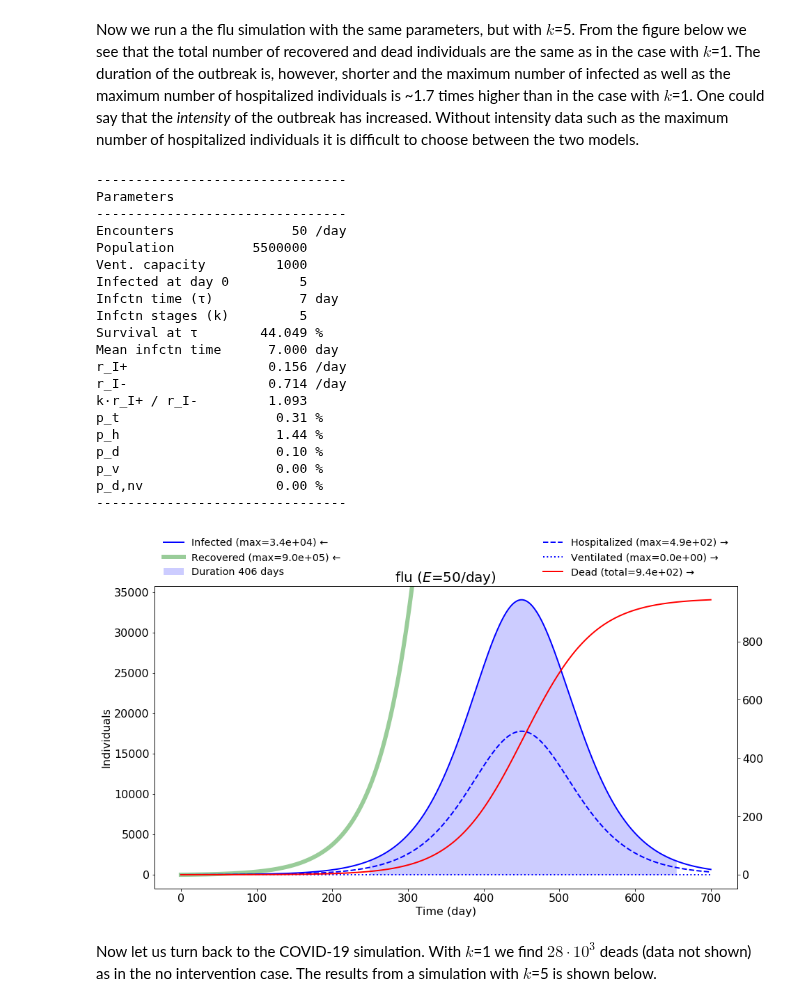
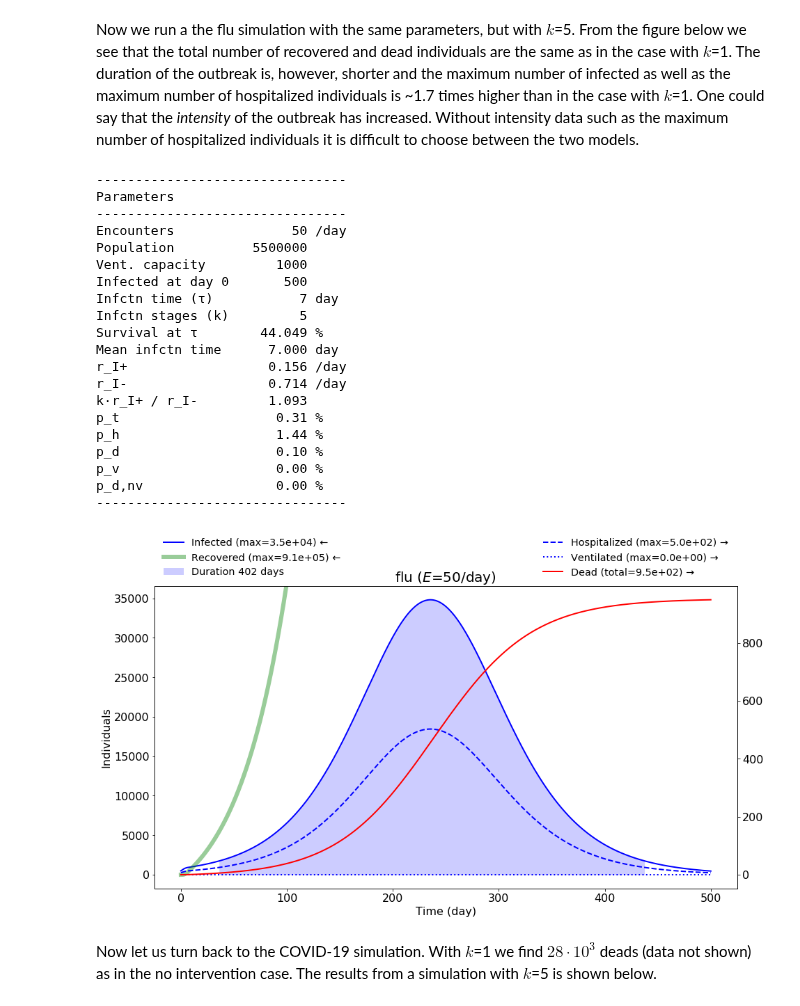
Before and after one commit to mrsonne/virus, a Jupyter notebook: virus.ipynb, the cells around one changed output. Saved outputs shown, nothing was run; the diff lists cells and outputs as text; code cells hidden in the pictures.

```diff
--- a/virus.ipynb
+++ b/virus.ipynb
@@ -463,30 +480,30 @@ p_d,nv                 0.00 %
 Now we run a the flu simulation with the same parameters, but with $k$=5. From the figure below we see that the total number of recovered and dead individuals are the same as in the case with $k$=1. The duration of the outbreak is, however, shorter and the maximum number of infected as well as the maximum number of hospitalized individuals is ~1.7 times higher than in the case with $k$=1. One could say that the *intensity* of the outbreak has increased. Without intensity data such as the maximum number of hospitalized individuals it is difficult to choose between the two models.
 # %%
 run.virus('flu', 'denmark',
-          encounters_per_day, k=5,
+          encounters_per_day, k=5, tspan=[0, 500],
           p_t=p_t, survival_at_tau='tau_is_mean')
 # %% [output]
 --------------------------------
 Parameters
 --------------------------------
 Encounters               50 /day
 Population          5500000
 Vent. capacity         1000
-Infected at day 0         5
+Infected at day 0       500
 Infctn time (τ)           7 day
 Infctn stages (k)         5
 Survival at τ        44.049 %
 Mean infctn time      7.000 day
 r_I+                  0.156 /day
 r_I-                  0.714 /day
 k·r_I+ / r_I-         1.093
 p_t                    0.31 %
 p_h                    1.44 %
 p_d                    0.10 %
 p_v                    0.00 %
 p_d,nv                 0.00 %
 --------------------------------
-[figure, old version]
+[figure, new version]
 # %% [markdown]
 Now let us turn back to the COVID-19 simulation. With $k$=1 we find $28\cdot 10^3$ deads (data not shown) as in the no intervention case. The results from a simulation with $k$=5 is shown below.
 # %%
```
Also changed, not shown: parts of 23 cells of this notebook.
